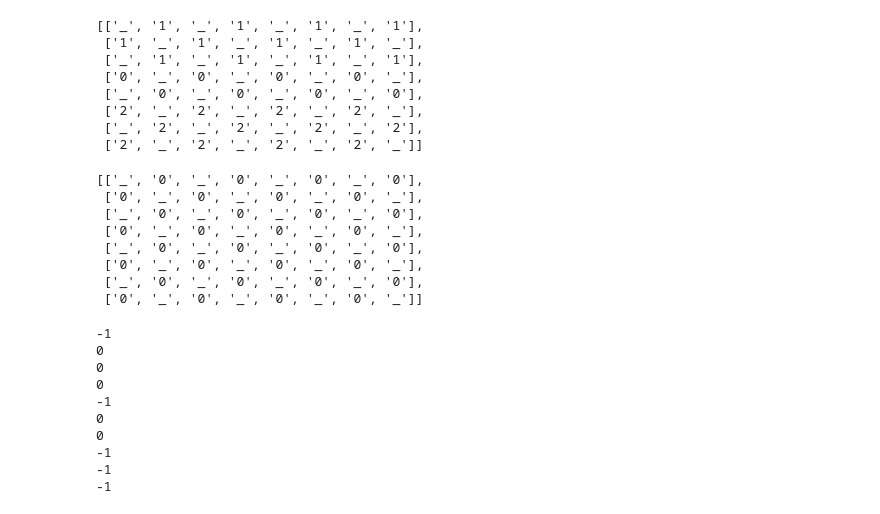
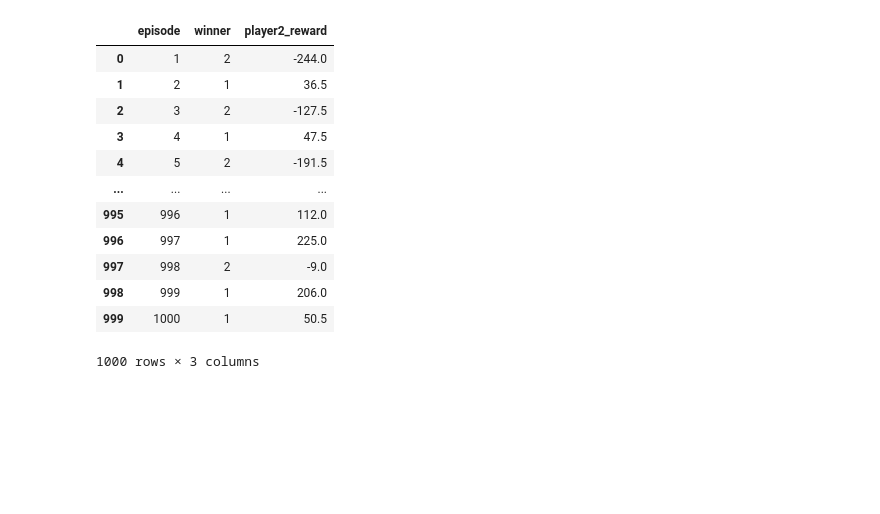
Before and after one commit to realzhangliu/dist, a Jupyter notebook: GymQLearning.ipynb, the cells around one changed output. Saved outputs shown, nothing was run; the diff lists cells and outputs as text; code cells hidden in the pictures; blank space fills up the shorter version.

```diff
--- a/GymQLearning.ipynb
+++ b/GymQLearning.ipynb
@@ -140,22 +140,0 @@ v.split('-')
-# %%
-StrToBoard(v)
-# %% [output]
-[['_', '1', '_', '1', '_', '1', '_', '1'],
- ['1', '_', '1', '_', '1', '_', '1', '_'],
- ['_', '1', '_', '1', '_', '1', '_', '1'],
- ['0', '_', '0', '_', '0', '_', '0', '_'],
- ['_', '0', '_', '0', '_', '0', '_', '0'],
- ['2', '_', '2', '_', '2', '_', '2', '_'],
- ['_', '2', '_', '2', '_', '2', '_', '2'],
- ['2', '_', '2', '_', '2', '_', '2', '_']]
-# %%
-blankBorad
-# %% [output]
-[['_', '0', '_', '0', '_', '0', '_', '0'],
- ['0', '_', '0', '_', '0', '_', '0', '_'],
- ['_', '0', '_', '0', '_', '0', '_', '0'],
- ['0', '_', '0', '_', '0', '_', '0', '_'],
- ['_', '0', '_', '0', '_', '0', '_', '0'],
- ['0', '_', '0', '_', '0', '_', '0', '_'],
- ['_', '0', '_', '0', '_', '0', '_', '0'],
- ['0', '_', '0', '_', '0', '_', '0', '_']]
@@ -164,14 +140,0 @@ import random
-# %%
-for v in range(10):
-    print(random.randint(-1,0))
-# %% [output]
--1
-0
-0
-0
--1
-0
-0
--1
--1
--1
@@ -177,0 +146,16 @@ for v in range(10):
+# %%
+random_play
+# %% [output]
+|  | episode | winner | player2_reward |
+| 0 | 1 | 2 | -244.0 |
+| 1 | 2 | 1 | 36.5 |
+| 2 | 3 | 2 | -127.5 |
+| 3 | 4 | 1 | 47.5 |
+| 4 | 5 | 2 | -191.5 |
+| ... | ... | ... | ... |
+| 995 | 996 | 1 | 112.0 |
+| 996 | 997 | 1 | 225.0 |
+| 997 | 998 | 2 | -9.0 |
+| 998 | 999 | 1 | 206.0 |
+| 999 | 1000 | 1 | 50.5 |
+1000 rows × 3 columns
```
Also changed, not shown: parts of 18 cells of this notebook, 2 other files.
